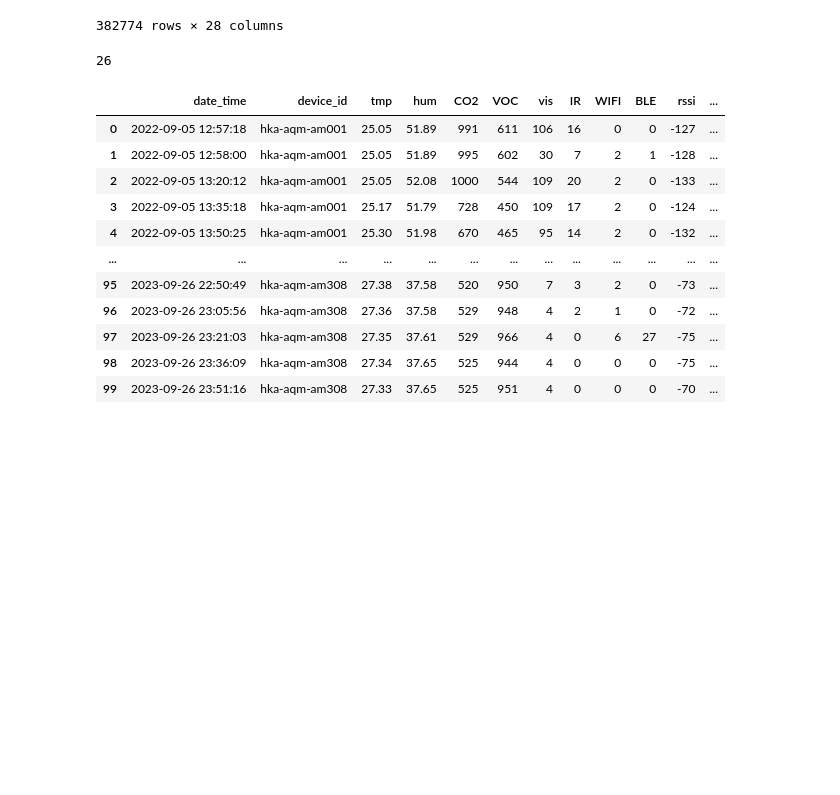
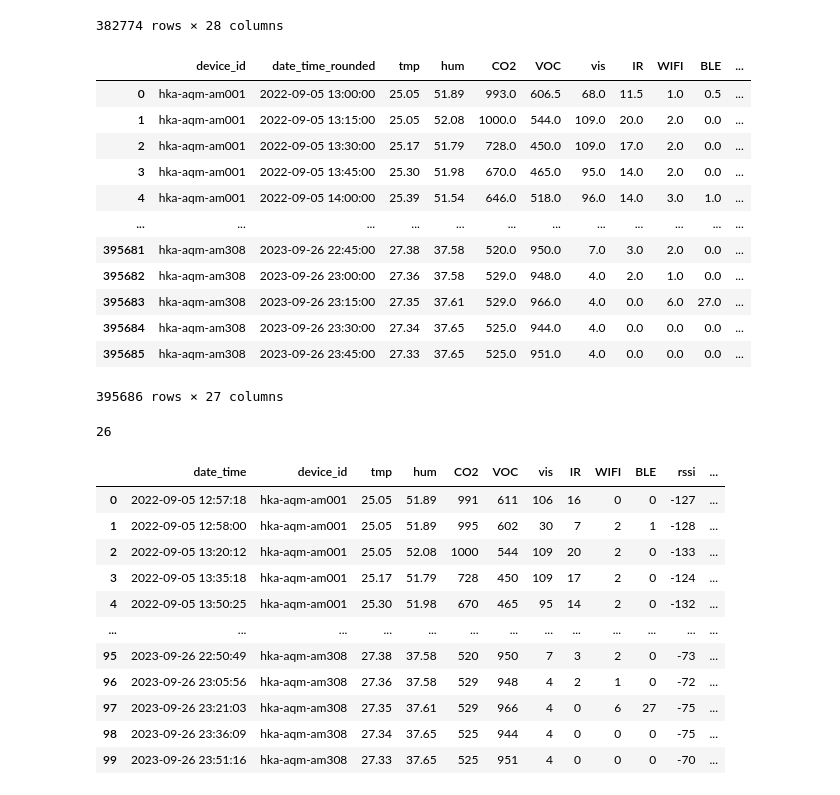
Before and after one commit to TimEhmann/IoT_Project, a Jupyter notebook: test3.ipynb, the cells around one changed output. Drawn from its saved outputs; the diff is of its cells as text; code cells hidden in the pictures; blank space fills up the shorter version.

```diff
--- a/test3.ipynb
+++ b/test3.ipynb
@@ -18,6 +18,23 @@ df
 | 382772 | hka-aqm-am308 | 2023-09-26 23:30:00 | 27.340000 | 37.650000 | 525.0 | 944.000000 | 4.00 | 0.0 | 0.000000 | 0.000000 | ... |
 | 382773 | hka-aqm-am308 | 2023-09-26 23:45:00 | 27.330000 | 37.650000 | 525.0 | 951.000000 | 4.00 | 0.0 | 0.000000 | 0.000000 | ... |
 382774 rows × 28 columns
+# %%
+df2 = pd.read_parquet(r'data/transformer_multivariate_quarter_hour_26f_dataframe_v2.parquet')
+df2
+# %% [output]
+|  | device_id | date_time_rounded | tmp | hum | CO2 | VOC | vis | IR | WIFI | BLE | ... |
+| 0 | hka-aqm-am001 | 2022-09-05 13:00:00 | 25.05 | 51.89 | 993.0 | 606.5 | 68.0 | 11.5 | 1.0 | 0.5 | ... |
+| 1 | hka-aqm-am001 | 2022-09-05 13:15:00 | 25.05 | 52.08 | 1000.0 | 544.0 | 109.0 | 20.0 | 2.0 | 0.0 | ... |
+| 2 | hka-aqm-am001 | 2022-09-05 13:30:00 | 25.17 | 51.79 | 728.0 | 450.0 | 109.0 | 17.0 | 2.0 | 0.0 | ... |
+| 3 | hka-aqm-am001 | 2022-09-05 13:45:00 | 25.30 | 51.98 | 670.0 | 465.0 | 95.0 | 14.0 | 2.0 | 0.0 | ... |
+| 4 | hka-aqm-am001 | 2022-09-05 14:00:00 | 25.39 | 51.54 | 646.0 | 518.0 | 96.0 | 14.0 | 3.0 | 1.0 | ... |
+| ... | ... | ... | ... | ... | ... | ... | ... | ... | ... | ... | ... |
+| 395681 | hka-aqm-am308 | 2023-09-26 22:45:00 | 27.38 | 37.58 | 520.0 | 950.0 | 7.0 | 3.0 | 2.0 | 0.0 | ... |
+| 395682 | hka-aqm-am308 | 2023-09-26 23:00:00 | 27.36 | 37.58 | 529.0 | 948.0 | 4.0 | 2.0 | 1.0 | 0.0 | ... |
+| 395683 | hka-aqm-am308 | 2023-09-26 23:15:00 | 27.35 | 37.61 | 529.0 | 966.0 | 4.0 | 0.0 | 6.0 | 27.0 | ... |
+| 395684 | hka-aqm-am308 | 2023-09-26 23:30:00 | 27.34 | 37.65 | 525.0 | 944.0 | 4.0 | 0.0 | 0.0 | 0.0 | ... |
+| 395685 | hka-aqm-am308 | 2023-09-26 23:45:00 | 27.33 | 37.65 | 525.0 | 951.0 | 4.0 | 0.0 | 0.0 | 0.0 | ... |
+395686 rows × 27 columns
 # %%
 import os
 df = pd.concat([pd.read_csv('hka-aqm-am/' + f.removeprefix('._'), skiprows=1, sep=';', engine='python') for f in os.listdir('hka-aqm-am/')])
```
Also changed, not shown: parts of 2 cells of this notebook, 3 other files.
